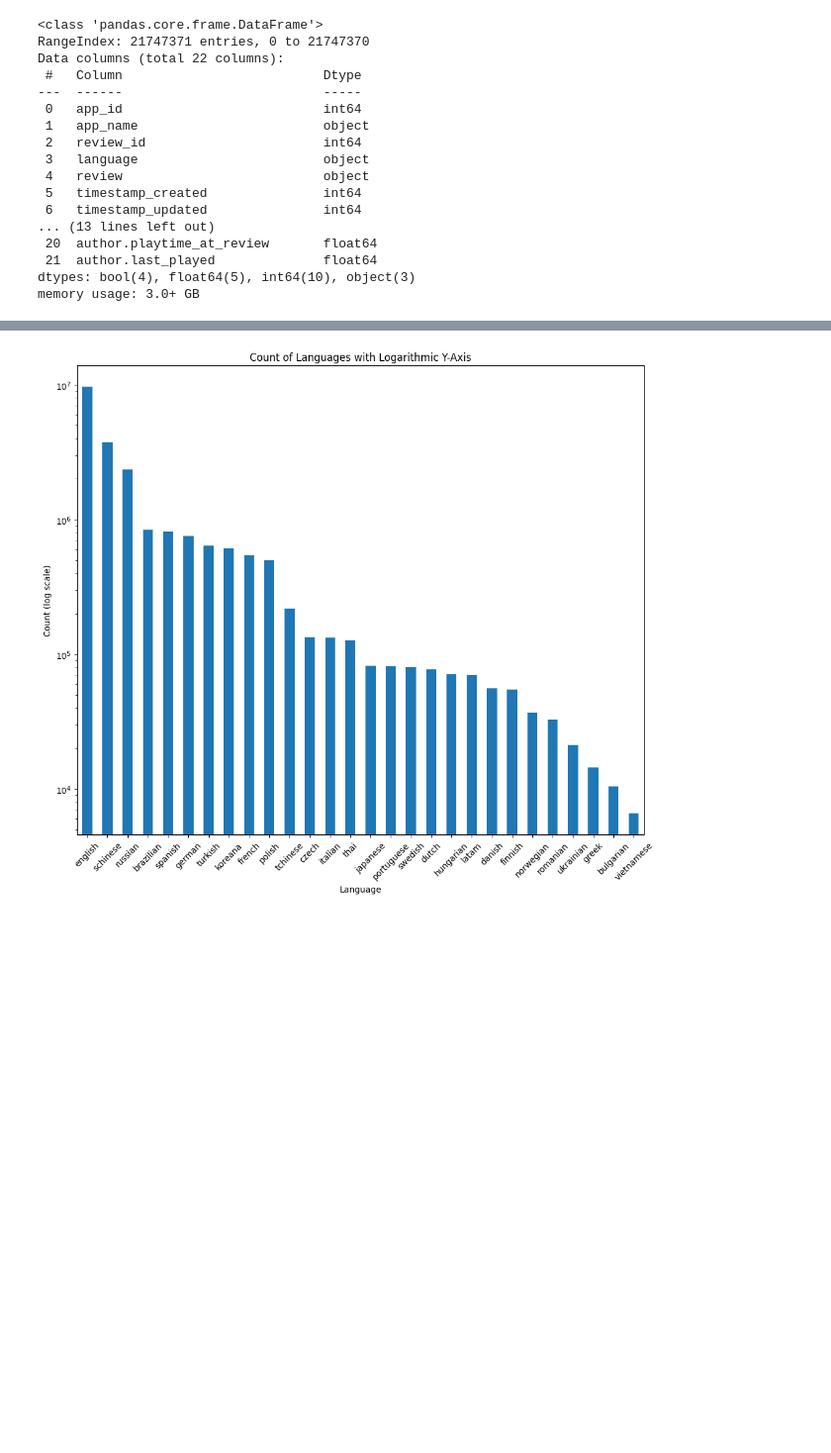
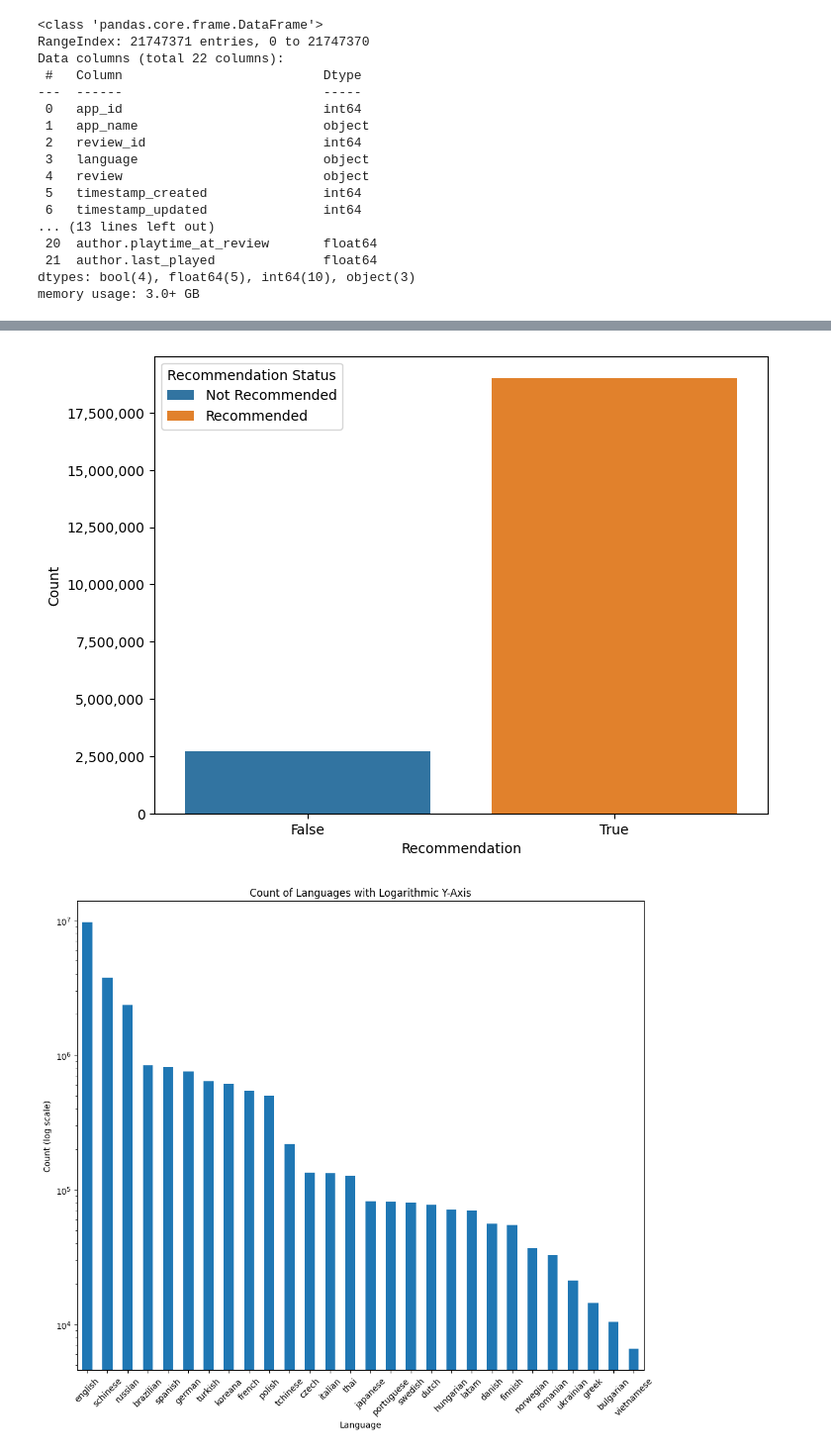
Before and after one commit to khalmatay/videogame-reviews-analysis, a Jupyter notebook: rq1.ipynb, the cells around one changed output, grey strips where cells are left out. Shown at 99% size. Saved outputs shown, nothing was run; the diff lists cells and outputs as text; code cells hidden in the pictures; blank space fills up the shorter version.

Commit message:
"Markdowns and BONUS solution added. Plots fixed"

```diff
--- a/rq1.ipynb
+++ b/rq1.ipynb
@@ -218,3 +103,18 @@ plt.show()
+# %%
+plt.figure(figsize=(8, 6))
+plot = sns.countplot(x='recommended', data=df)
+plot.set_yticklabels(['{:,}'.format(int(y)) for y in plot.get_yticks()])
+plot.set_xlabel("Recommendation")
+plot.set_ylabel("Count")
+
+labels = ['Not Recommended', 'Recommended']
+for bar, label in zip(plot.patches, labels):
+    bar.set_label(label)
+plot.legend(title="Recommendation Status")
+
+plt.show()
+# %% [output]
+[figure, added]
 # %%
 language_counts = df['language'].value_counts()
 
```
Also changed, not shown: parts of 34 cells of this notebook.
